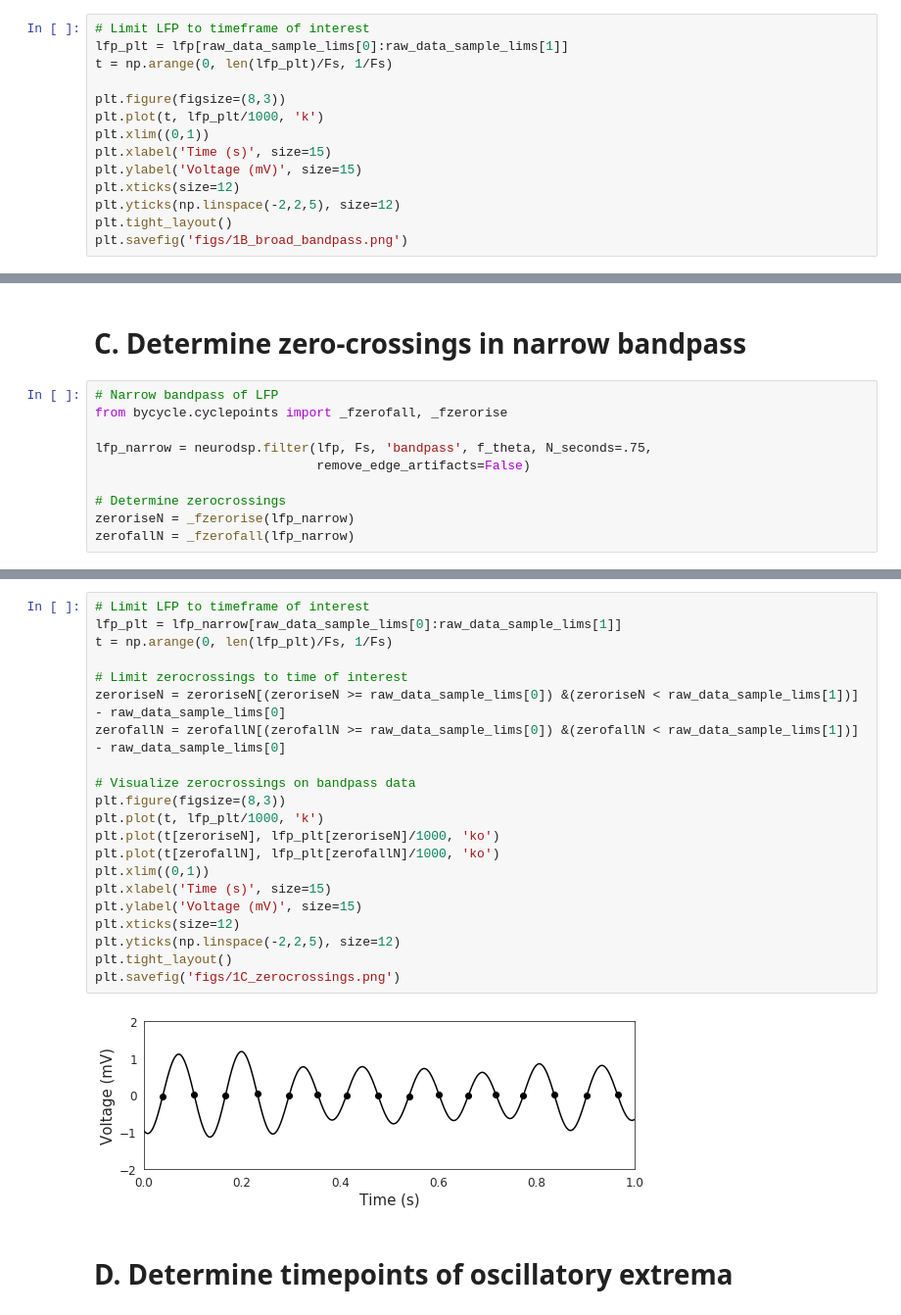
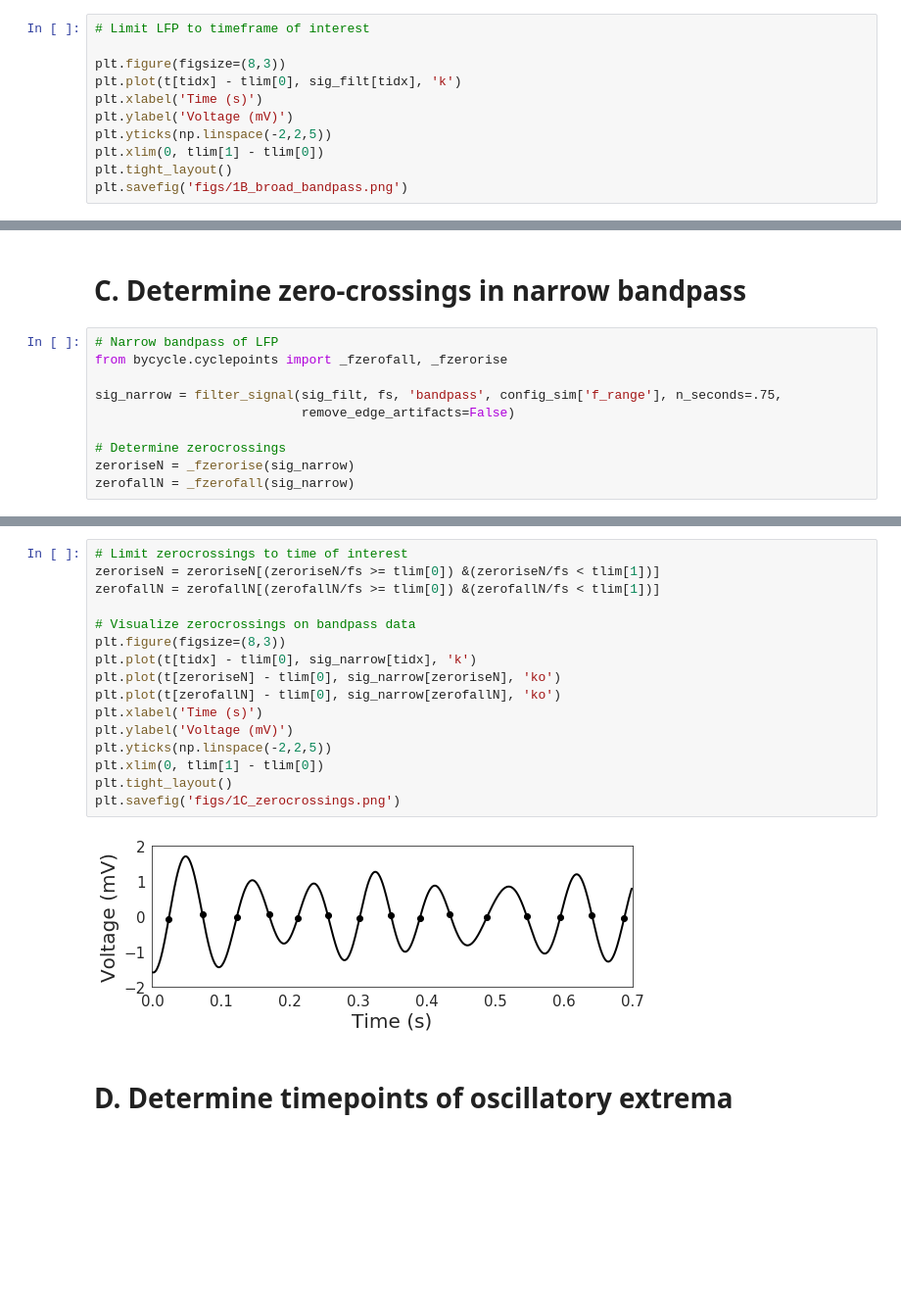
Before and after one commit to voytekresearch/Cole_2018_cyclebycycle, a Jupyter notebook: Figure1_Cycle segmentation and characterization.ipynb, the cells around one changed output, grey strips where cells are left out. Shown at 98% size. Drawn from its saved outputs; the diff is of its cells as text; blank space fills up the shorter version.

```diff
--- a/Figure1_Cycle segmentation and characterization.ipynb
+++ b/Figure1_Cycle segmentation and characterization.ipynb
@@ -41,15 +59,12 @@ Transition bandwidth is 2.4 Hz. Pass/stop bandwidth is 25 Hz
 # %%
 # Limit LFP to timeframe of interest
-lfp_plt = lfp[raw_data_sample_lims[0]:raw_data_sample_lims[1]]
-t = np.arange(0, len(lfp_plt)/Fs, 1/Fs)
 
 plt.figure(figsize=(8,3))
-plt.plot(t, lfp_plt/1000, 'k')
-plt.xlim((0,1))
-plt.xlabel('Time (s)', size=15)
-plt.ylabel('Voltage (mV)', size=15)
-plt.xticks(size=12)
-plt.yticks(np.linspace(-2,2,5), size=12)
+plt.plot(t[tidx] - tlim[0], sig_filt[tidx], 'k')
+plt.xlabel('Time (s)')
+plt.ylabel('Voltage (mV)')
+plt.yticks(np.linspace(-2,2,5))
+plt.xlim(0, tlim[1] - tlim[0])
 plt.tight_layout()
 plt.savefig('figs/1B_broad_bandpass.png')
 # %% [output]
@@ -60,10 +75,10 @@ plt.savefig('figs/1B_broad_bandpass.png')
 # Narrow bandpass of LFP
 from bycycle.cyclepoints import _fzerofall, _fzerorise
 
-lfp_narrow = neurodsp.filter(lfp, Fs, 'bandpass', f_theta, N_seconds=.75,
-                             remove_edge_artifacts=False)
+sig_narrow = filter_signal(sig_filt, fs, 'bandpass', config_sim['f_range'], n_seconds=.75,
+                           remove_edge_artifacts=False)
 
 # Determine zerocrossings
-zeroriseN = _fzerorise(lfp_narrow)
-zerofallN = _fzerofall(lfp_narrow)
+zeroriseN = _fzerorise(sig_narrow)
+zerofallN = _fzerofall(sig_narrow)
 # %% [output]
@@ -71,26 +86,21 @@ Transition bandwidth is 2.4 Hz. Pass/stop bandwidth is 6 Hz
 # %%
-# Limit LFP to timeframe of interest
-lfp_plt = lfp_narrow[raw_data_sample_lims[0]:raw_data_sample_lims[1]]
-t = np.arange(0, len(lfp_plt)/Fs, 1/Fs)
-
 # Limit zerocrossings to time of interest
-zeroriseN = zeroriseN[(zeroriseN >= raw_data_sample_lims[0]) &(zeroriseN < raw_data_sample_lims[1])] - raw_data_sample_lims[0]
-zerofallN = zerofallN[(zerofallN >= raw_data_sample_lims[0]) &(zerofallN < raw_data_sample_lims[1])] - raw_data_sample_lims[0]
+zeroriseN = zeroriseN[(zeroriseN/fs >= tlim[0]) &(zeroriseN/fs < tlim[1])]
+zerofallN = zerofallN[(zerofallN/fs >= tlim[0]) &(zerofallN/fs < tlim[1])]
 
 # Visualize zerocrossings on bandpass data
 plt.figure(figsize=(8,3))
-plt.plot(t, lfp_plt/1000, 'k')
-plt.plot(t[zeroriseN], lfp_plt[zeroriseN]/1000, 'ko')
-plt.plot(t[zerofallN], lfp_plt[zerofallN]/1000, 'ko')
-plt.xlim((0,1))
-plt.xlabel('Time (s)', size=15)
-plt.ylabel('Voltage (mV)', size=15)
-plt.xticks(size=12)
-plt.yticks(np.linspace(-2,2,5), size=12)
+plt.plot(t[tidx] - tlim[0], sig_narrow[tidx], 'k')
+plt.plot(t[zeroriseN] - tlim[0], sig_narrow[zeroriseN], 'ko')
+plt.plot(t[zerofallN] - tlim[0], sig_narrow[zerofallN], 'ko')
+plt.xlabel('Time (s)')
+plt.ylabel('Voltage (mV)')
+plt.yticks(np.linspace(-2,2,5))
+plt.xlim(0, tlim[1] - tlim[0])
 plt.tight_layout()
 plt.savefig('figs/1C_zerocrossings.png')
 # %% [output]
-[figure, old version]
+[figure, new version]
 # %% [markdown]
 # D. Determine timepoints of oscillatory extrema
 # %%
```
Also changed, not shown: parts of 18 cells of this notebook, 19 other files.
